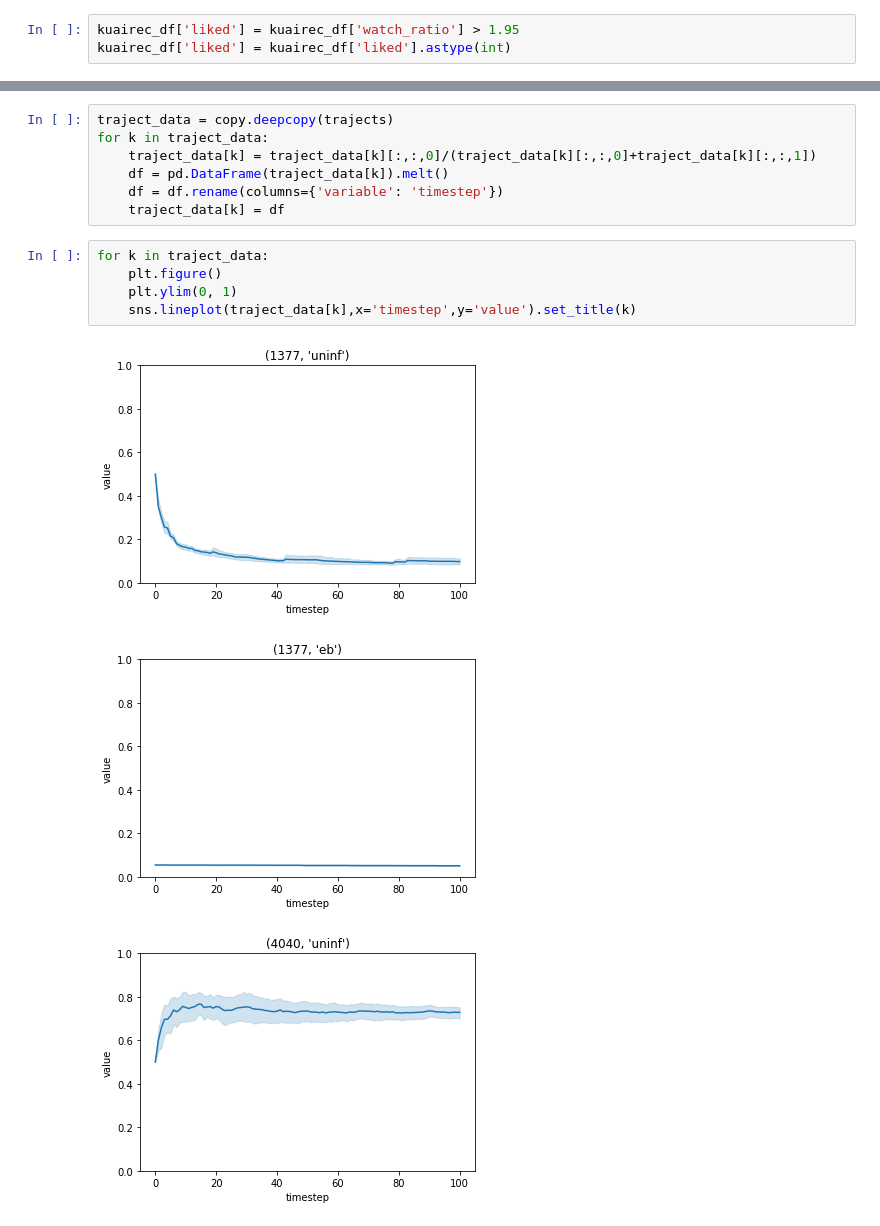
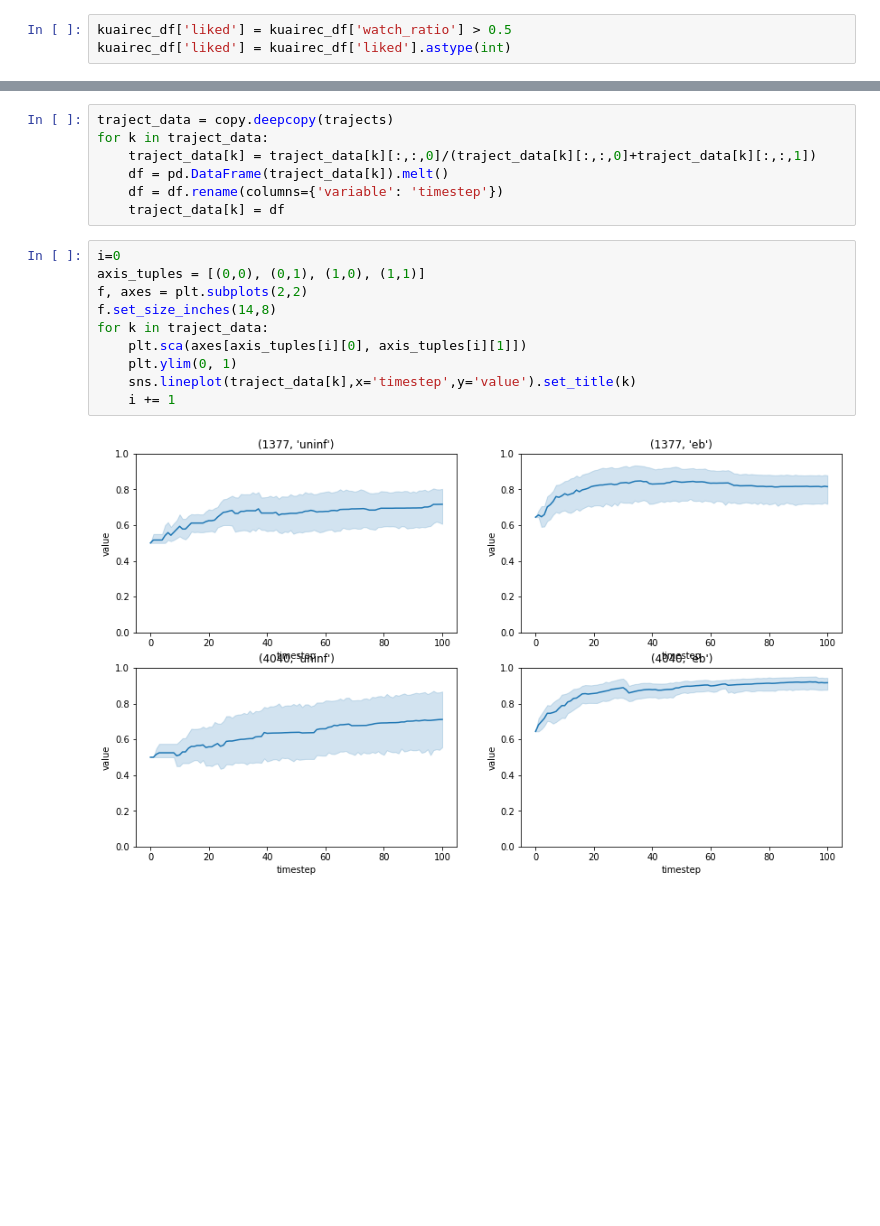
Before and after one commit to LEFTA98/ratings_with_eb, a Jupyter notebook: single_snapshot.ipynb, the cells around one changed output, grey strips where cells are left out. Saved outputs shown, nothing was run; the diff lists cells and outputs as text; blank space fills up the shorter version.

```diff
--- a/single_snapshot.ipynb
+++ b/single_snapshot.ipynb
@@ -16,7 +20,7 @@ from scipy.stats import beta
 # %%
 kuairec_df = pd.read_csv('KuaiRec 2.0/data/small_matrix.csv')
 # %%
-kuairec_df['liked'] = kuairec_df['watch_ratio'] > 1.95
+kuairec_df['liked'] = kuairec_df['watch_ratio'] > 0.5
 kuairec_df['liked'] = kuairec_df['liked'].astype(int)
 # %%
 video_df = kuairec_df.groupby(['video_id']).mean()['liked']
@@ -271,11 +275,14 @@ for k in traject_data:
     df = df.rename(columns={'variable': 'timestep'})
     traject_data[k] = df
 # %%
+i=0
+axis_tuples = [(0,0), (0,1), (1,0), (1,1)]
+f, axes = plt.subplots(2,2)
+f.set_size_inches(14,8)
 for k in traject_data:
-    plt.figure()
+    plt.sca(axes[axis_tuples[i][0], axis_tuples[i][1]])
     plt.ylim(0, 1)
     sns.lineplot(traject_data[k],x='timestep',y='value').set_title(k)
+    i += 1
 # %% [output]
-[figure, old version]
+[figure, new version]
-[figure, removed]
-[figure, removed]
```
Also changed, not shown: parts of 8 cells of this notebook, 1 other file.
